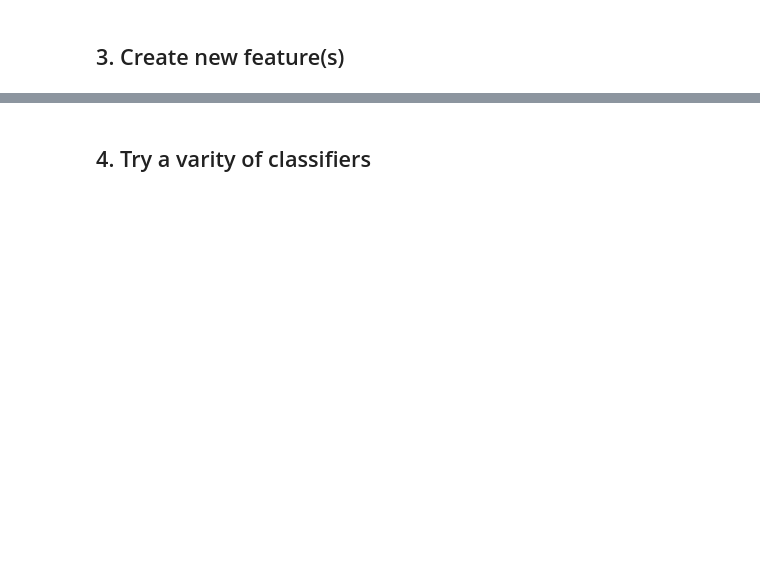
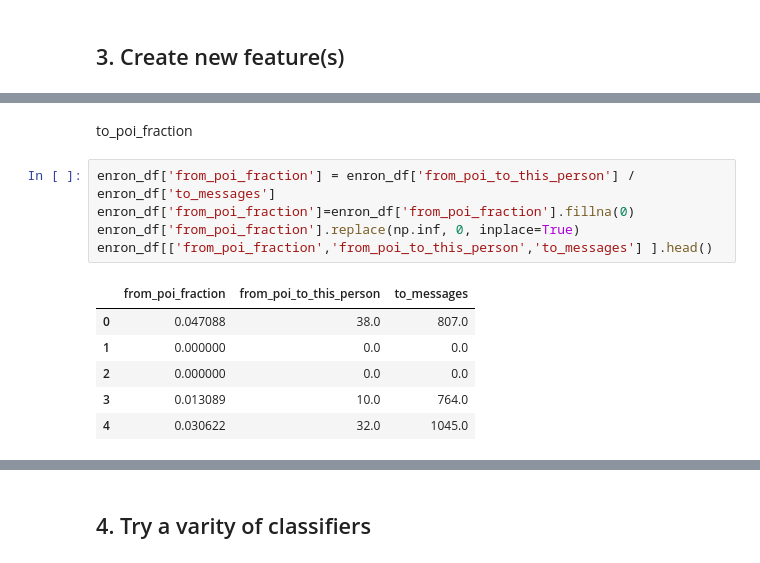
Before and after one commit to ekaraseva/Enron-fraud, a Jupyter notebook: poi_id.ipynb, the cells around one changed output, grey strips where cells are left out. Cells and saved outputs as stored; diff of their text form; blank space fills up the shorter version.

```diff
--- a/poi_id.ipynb
+++ b/poi_id.ipynb
@@ -425,0 +449,14 @@ labels, features = targetFeatureSplit(data)
+# %% [markdown]
+to_poi_fraction
+# %%
+enron_df['from_poi_fraction'] = enron_df['from_poi_to_this_person'] / enron_df['to_messages']
+enron_df['from_poi_fraction']=enron_df['from_poi_fraction'].fillna(0)
+enron_df['from_poi_fraction'].replace(np.inf, 0, inplace=True)
+enron_df[['from_poi_fraction','from_poi_to_this_person','to_messages'] ].head()
+# %% [output]
+|  | from_poi_fraction | from_poi_to_this_person | to_messages |
+| 0 | 0.047088 | 38.0 | 807.0 |
+| 1 | 0.000000 | 0.0 | 0.0 |
+| 2 | 0.000000 | 0.0 | 0.0 |
+| 3 | 0.013089 | 10.0 | 764.0 |
+| 4 | 0.030622 | 32.0 | 1045.0 |
```
Also changed, not shown: parts of 34 cells of this notebook.
